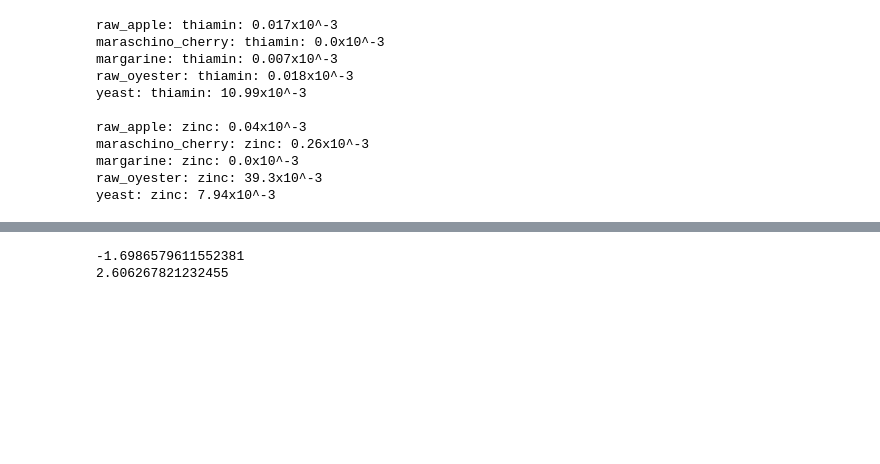
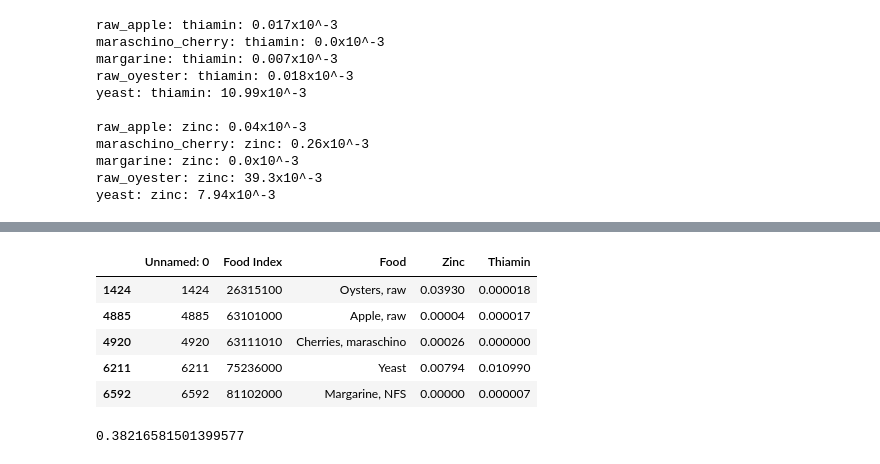
Before and after one commit to oberoir080/NutrientEDA, a Jupyter notebook: CSV_Generator_py/Figures.ipynb, the cells around one changed output, grey strips where cells are left out. Cells and saved outputs as stored; diff of their text form; code cells hidden in the pictures; blank space fills up the shorter version.

```diff
--- a/CSV_Generator_py/Figures.ipynb
+++ b/CSV_Generator_py/Figures.ipynb
@@ -223,26 +163,0 @@ def find_avg_nutrient(data,nutrient):
-# %%
-thiamin = '404'         #from file NutDesc.csv
-zinc = '309'            #from file NutDesc.csv
-gadoleic_acid = '628'   #from file NutDesc.csv   628,20:1,F20D1,g,3
-protein = '203'         #from file NutDesc.csv
-
-s=1.66
-xn = 0.0001
-
-foods = [raw_apple,maraschino_cherry,margarine,yeast,raw_oyester]
-# thiamin_l= []
-# zinc_l = []
-
-# for i in foods:
-    # thiamin_l.append(values(data,i,thiamin))
-    # zinc_l.append(values(data,i,zinc))
-
-# print(thiamin_l)
-# print(zinc_l)
-
-avg = math.log(find_avg_nutrient(data,thiamin))
-print(avg)
-print(get_Qn(xn,mn_calculator(avg,s)))
-# %% [output]
--1.6986579611552381
-2.606267821232455
@@ -248,0 +182,21 @@ print(get_Qn(xn,mn_calculator(avg,s)))
+# %%
+food_indices = [63101000, 63111010, 81102000, 75236000, 26315100]
+
+filtered_figure1_c = pd.read_csv("CSVs/Particular Nutrients/PivotedZincThiamin.csv")
+filtered_figure1_c = filtered_figure1_c[filtered_figure1_c['Food Index'].isin(food_indices)]
+
+filtered_figure1_c
+
+# Zinc = 0.009508 #Thiamin = 0.0022064
+# Zinc = 0.001319465 # Thiamin = 1.85E-04
+# %% [output]
+|  | Unnamed: 0 | Food Index | Food | Zinc | Thiamin |
+| 1424 | 1424 | 26315100 | Oysters, raw | 0.03930 | 0.000018 |
+| 4885 | 4885 | 63101000 | Apple, raw | 0.00004 | 0.000017 |
+| 4920 | 4920 | 63111010 | Cherries, maraschino | 0.00026 | 0.000000 |
+| 6211 | 6211 | 75236000 | Yeast | 0.00794 | 0.010990 |
+| 6592 | 6592 | 81102000 | Margarine, NFS | 0.00000 | 0.000007 |
+# %%
+qn_calculator(1e-4)
+# %% [output]
+0.38216581501399577
```
Also changed, not shown: parts of 8 cells of this notebook, 10 other files.
